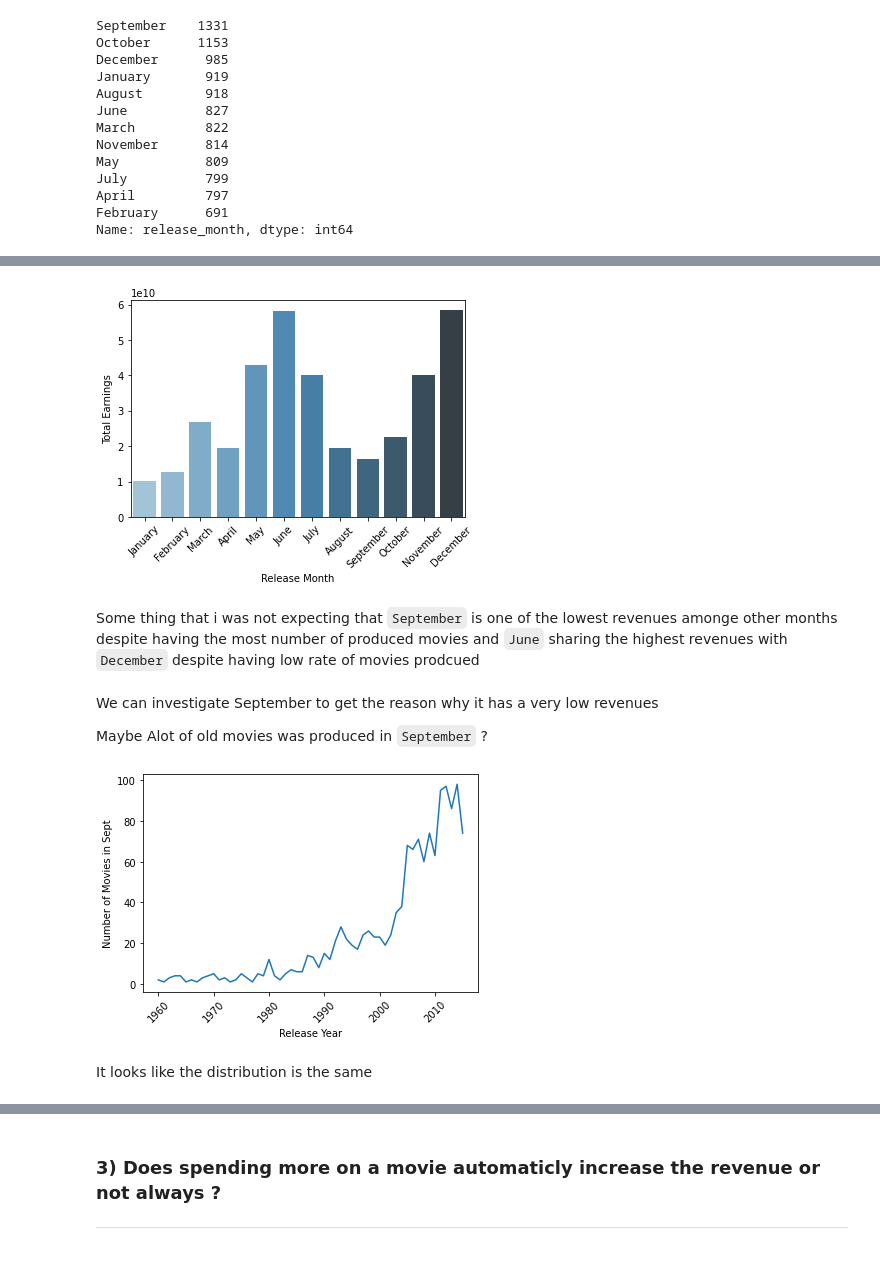
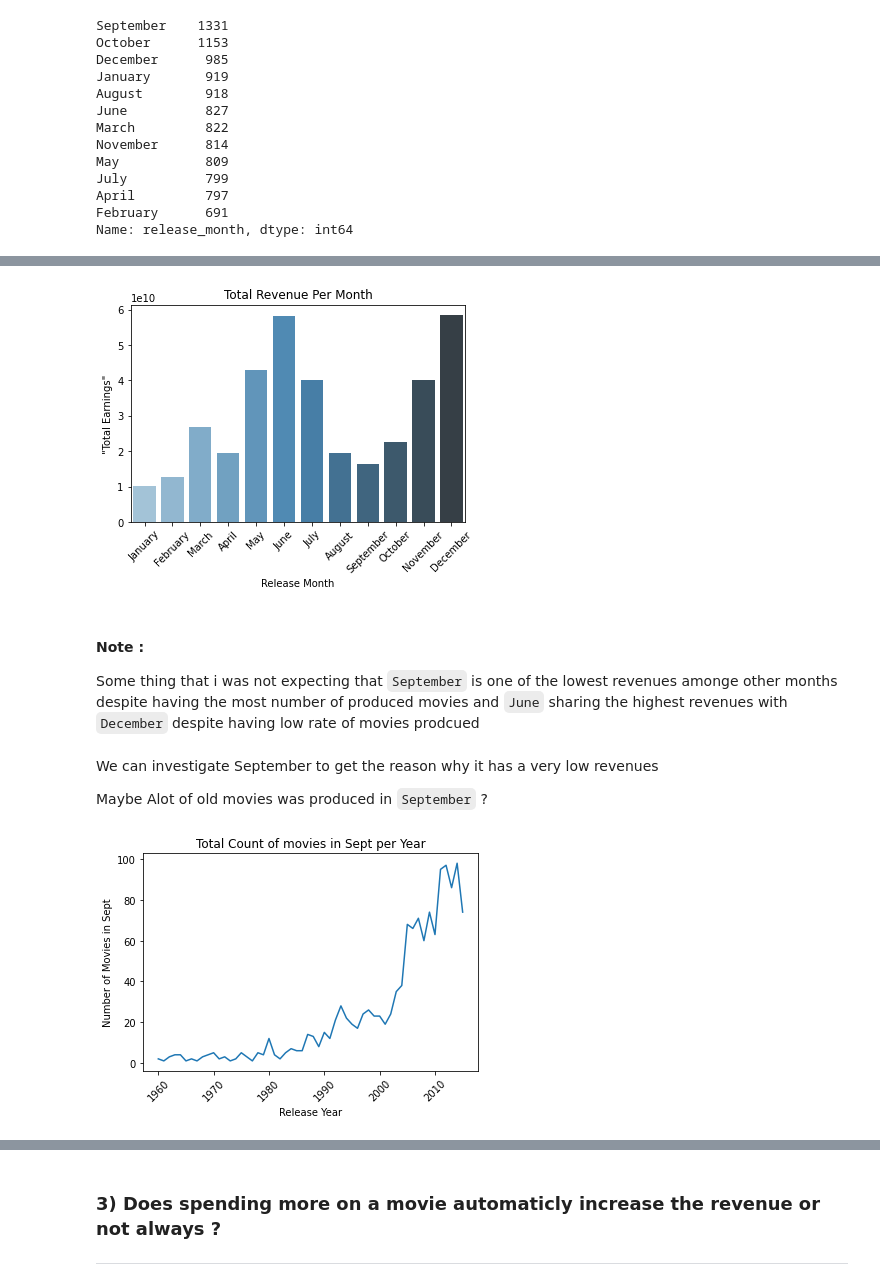
Before and after one commit to EslamAsfour/Investigate-a-Dataset, a Jupyter notebook: investigate-a-dataset-template.ipynb, the cells around one changed output, grey strips where cells are left out. Saved outputs shown, nothing was run; the diff lists cells and outputs as text; code cells hidden in the pictures.

```diff
--- a/investigate-a-dataset-template.ipynb
+++ b/investigate-a-dataset-template.ipynb
@@ -147 +192,10 @@ Check : 0 0 0
+# %%
+def DrawLinePlot(val , xlabel,ylabel,title):
+    fig, ax = plt.subplots()
+    ax.plot(val)
+    plt.ylabel(ylabel)
+    plt.xlabel(xlabel)
+    plt.xticks(rotation=45)
+    plt.title(title)
+    plt.show()
 # %% [markdown]
@@ -241,13 +286,11 @@ plt.show()
 # %%
 month_count =  df.groupby('release_month')['total_rev'].sum()
-sns.barplot(x=month_count.index  , order =order ,y=month_count ,palette='Blues_d')
-plt.xticks(rotation=45)
-plt.ylabel("Total Earnings")
-plt.xlabel("Release Month")
-plt.show()
+
+DrawBarPlot(month_count.index  ,month_count,'Release Month','"Total Earnings"' ,'Total Revenue Per Month' , order)
 # %% [output]
-[figure, old version]
+[figure, new version]
 # %% [markdown]
+#### Note :
 Some thing that i was not expecting that `September` is one of the lowest revenues amonge other months despite having the most number of produced movies
 and `June` sharing the highest revenues with `December` despite having low rate of movies prodcued
 # %% [markdown]
@@ -256,13 +299,9 @@ We can investigate  September to get the reason why it has a very low revenues
 Maybe Alot of old movies was produced in `September` ?
 # %%
 sub_df = df[df['release_month'] == 'September']
-fig, ax = plt.subplots()
-ax.plot(sub_df.groupby("release_year")['id'].count())
-plt.ylabel("Number of Movies in Sept")
-plt.xlabel("Release Year")
-plt.xticks(rotation=45)
-plt.show()
+
+values = sub_df.groupby("release_year")['id'].count()
+
+DrawLinePlot(values , "Release Year" , 'Number of Movies in Sept' , 'Total Count of movies in Sept per Year')
 # %% [output]
-[figure, old version]
+[figure, new version]
-# %% [markdown]
-It looks like the distribution is the same
```
Also changed, not shown: parts of 25 cells of this notebook.
